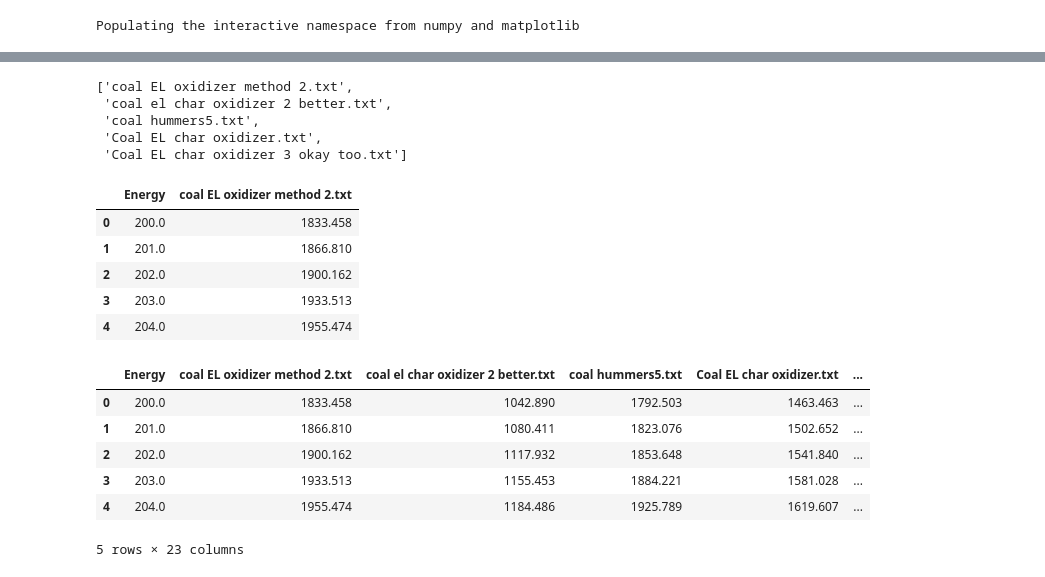
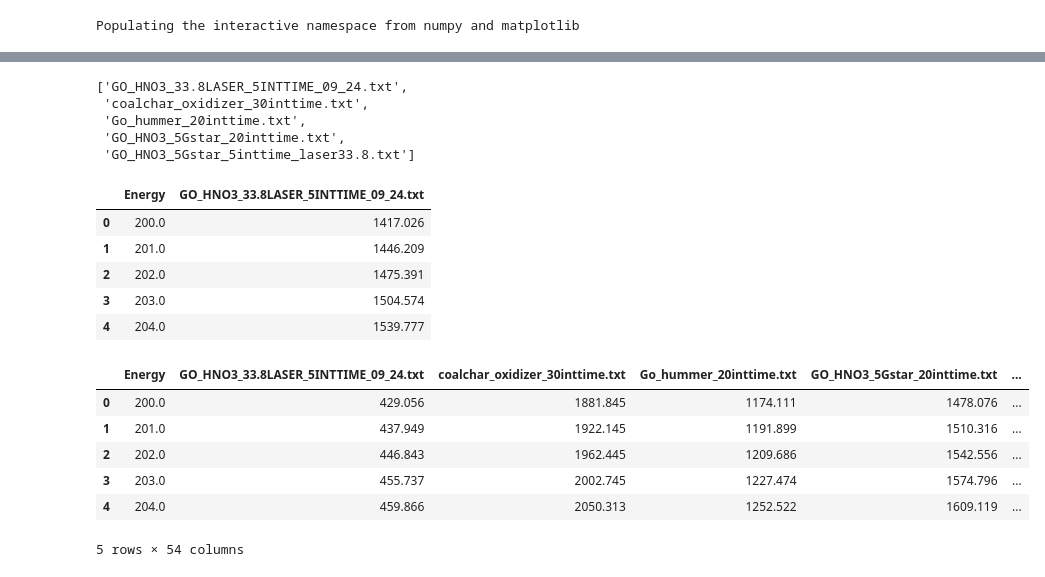
Before and after one commit to hududed/raman-analysis, a Jupyter notebook: nbs/Example_plots.ipynb, the cells around one changed output, grey strips where cells are left out. Cells and saved outputs as stored; diff of their text form; code cells hidden in the pictures.

```diff
--- a/nbs/Example_plots.ipynb
+++ b/nbs/Example_plots.ipynb
@@ -16,5 +17,5 @@ from fastai.basics import *
 import pandas as pd
 # %%
-p = Path('../data/Raman Ana/1_16_19')
+p = Path('../data/Raman Ana/')
 p.ls()
 # %% [output]
@@ -37,0 +39,7 @@ p.ls()
+# %%
+# for n in p.rglob("*.[tT][xX][tT]"):
+#     parent=list(n.parents[0])
+#     child=list(n.name)
+
+parent=[x.parents[0] for x in p.rglob("*.[tT][xX][tT]")]
+child=[x.name for x in p.rglob("*.[tT][xX][tT]")]
@@ -38,40 +66,40 @@ p.ls()
 # %%
 fnames = []
-for n in p.glob('*.txt'): fnames.append(n.name)
+for n in p.rglob('*.txt'): fnames.append(n.name)
 fnames[:5]
 # %% [output]
-['coal EL oxidizer method 2.txt',
- 'coal el char oxidizer 2 better.txt',
- 'coal hummers5.txt',
- 'Coal EL char oxidizer.txt',
- 'Coal EL char oxidizer 3 okay too.txt']
+['GO_HNO3_33.8LASER_5INTTIME_09_24.txt',
+ 'coalchar_oxidizer_30inttime.txt',
+ 'Go_hummer_20inttime.txt',
+ 'GO_HNO3_5Gstar_20inttime.txt',
+ 'GO_HNO3_5Gstar_5inttime_laser33.8.txt']
 # %%
 get_ipython().config.get('IPKernelApp', {})['parent_appname'] = ""  # fastai work-around LazyConfigValue problem
-df_ = pd.read_csv(p/fnames[0],names=['Energy',fnames[0]],header=None, delimiter = '\t')
+df_ = pd.read_csv(parent[61]/child[61],names=['Energy',fnames[0]],header=None, delimiter = '\t')
 df_.head()
 # %% [output]
-|  | Energy | coal EL oxidizer method 2.txt |
-| 0 | 200.0 | 1833.458 |
-| 1 | 201.0 | 1866.810 |
-| 2 | 202.0 | 1900.162 |
-| 3 | 203.0 | 1933.513 |
-| 4 | 204.0 | 1955.474 |
+|  | Energy | GO_HNO3_33.8LASER_5INTTIME_09_24.txt |
+| 0 | 200.0 | 1417.026 |
+| 1 | 201.0 | 1446.209 |
+| 2 | 202.0 | 1475.391 |
+| 3 | 203.0 | 1504.574 |
+| 4 | 204.0 | 1539.777 |
 # %%
-def load_data(path, fnames):
+def load_data(parent, child):
     dfs=[]
-    for f in fnames:
-        dfs.append(pd.read_csv(path/f, names=['Energy',
-                   f], header=None, delimiter = '\t'))
+    for p,c in zip(parent,child):
+        dfs.append(pd.read_csv(p/c, names=['Energy',
+                   c], header=None, delimiter = '\t'))
     return pd.concat(dfs,axis=1).T.drop_duplicates().T  # care: works only when all E column values are the same
 # %%
-df=load_data(p,fnames)
+df=load_data(parent,child)
 df.head()
 # %% [output]
-|  | Energy | coal EL oxidizer method 2.txt | coal el char oxidizer 2 better.txt | coal hummers5.txt | Coal EL char oxidizer.txt | ... |
-| 0 | 200.0 | 1833.458 | 1042.890 | 1792.503 | 1463.463 | ... |
-| 1 | 201.0 | 1866.810 | 1080.411 | 1823.076 | 1502.652 | ... |
-| 2 | 202.0 | 1900.162 | 1117.932 | 1853.648 | 1541.840 | ... |
-| 3 | 203.0 | 1933.513 | 1155.453 | 1884.221 | 1581.028 | ... |
-| 4 | 204.0 | 1955.474 | 1184.486 | 1925.789 | 1619.607 | ... |
+|  | Energy | GO_HNO3_33.8LASER_5INTTIME_09_24.txt | coalchar_oxidizer_30inttime.txt | Go_hummer_20inttime.txt | GO_HNO3_5Gstar_20inttime.txt | ... |
+| 0 | 200.0 | 429.056 | 1881.845 | 1174.111 | 1478.076 | ... |
+| 1 | 201.0 | 437.949 | 1922.145 | 1191.899 | 1510.316 | ... |
+| 2 | 202.0 | 446.843 | 1962.445 | 1209.686 | 1542.556 | ... |
+| 3 | 203.0 | 455.737 | 2002.745 | 1227.474 | 1574.796 | ... |
+| 4 | 204.0 | 459.866 | 2050.313 | 1252.522 | 1609.119 | ... |
-5 rows × 23 columns
+5 rows × 54 columns
 # %%
```
Also changed, not shown: parts of 5 cells of this notebook.
